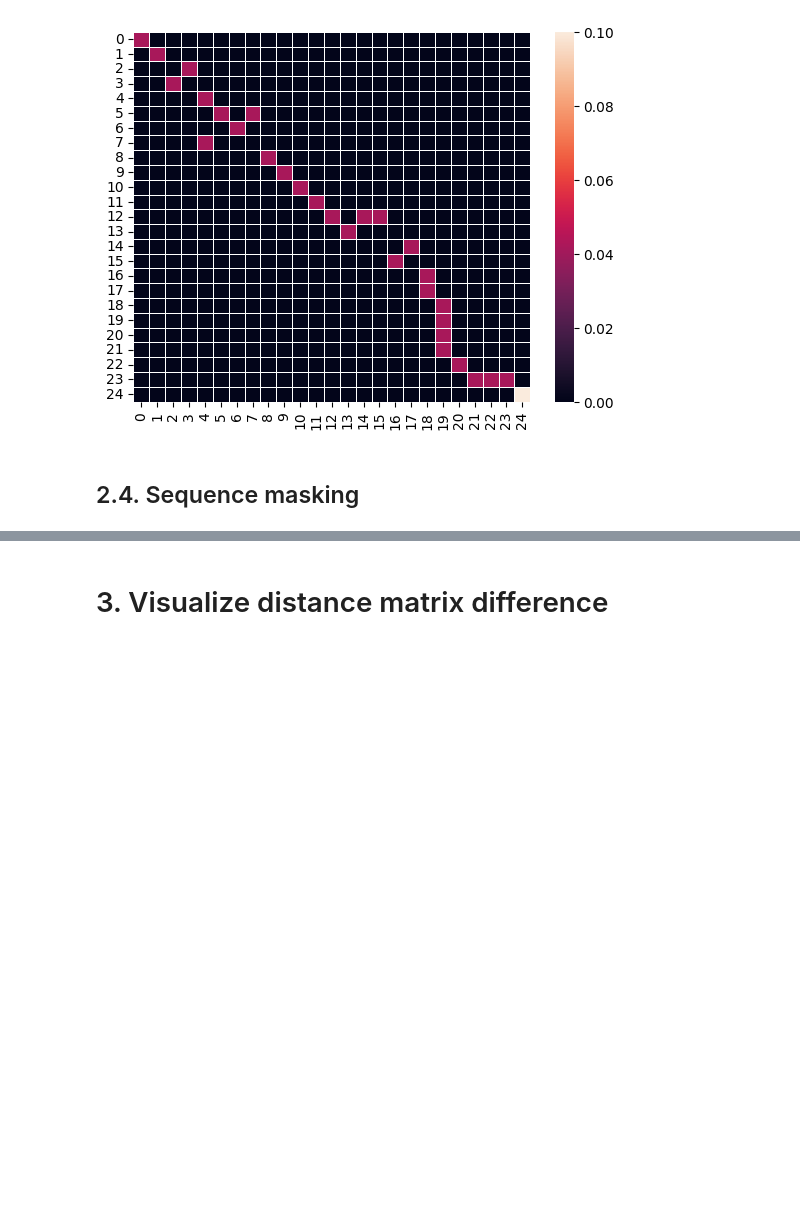
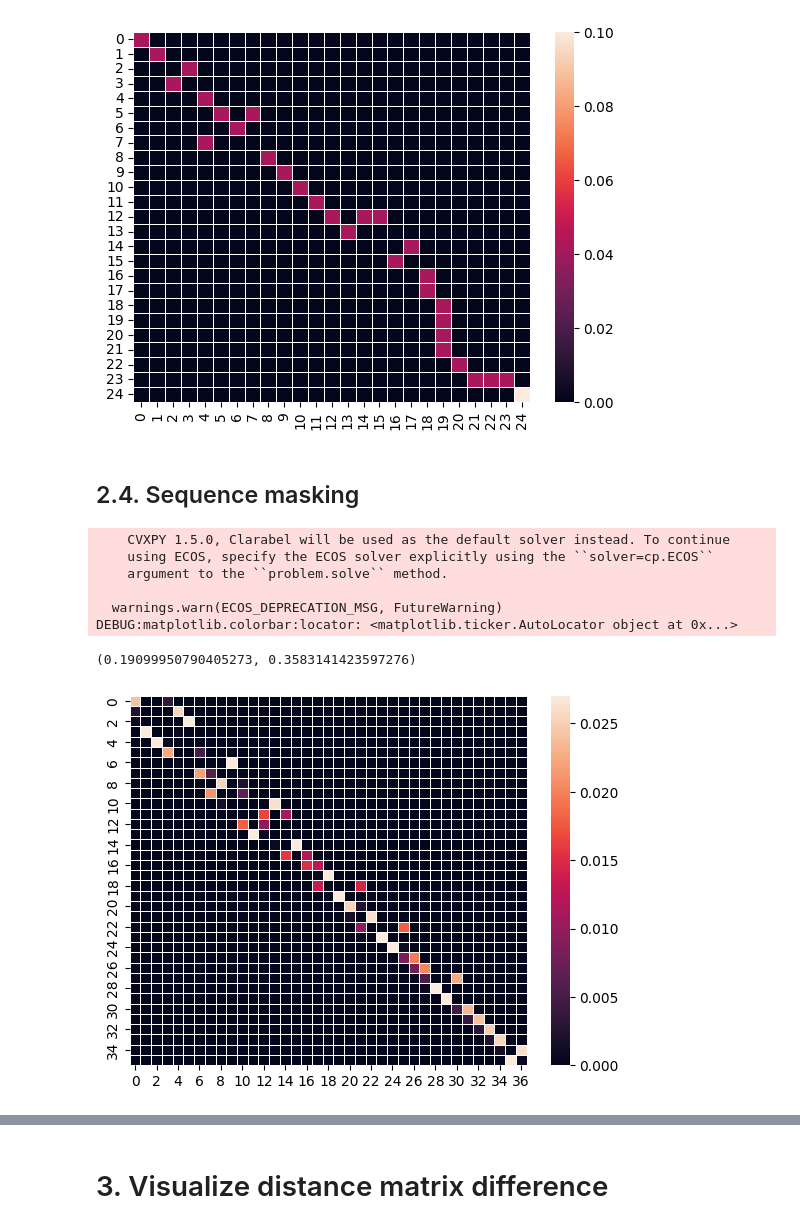
Before and after one commit to hanahhh/WTK-distance, a Jupyter notebook: examples/knn_mask_map_metric_test.ipynb, the cells around one changed output, grey strips where cells are left out. Saved outputs shown, nothing was run; the diff lists cells and outputs as text; code cells hidden in the pictures; blank space fills up the shorter version.

Commit message:
add experiment sequence + normal

```diff
--- a/examples/knn_mask_map_metric_test.ipynb
+++ b/examples/knn_mask_map_metric_test.ipynb
@@ -134,3 +127,20 @@ DEBUG:matplotlib.colorbar:locator: <matplotlib.ticker.AutoLocator object at 0x..
 [figure]
 # %% [markdown]
 ## 2.4. Sequence masking
+# %%
+min_len = min(len(xt_arabic), len(xs_arabic))
+sub_length = int(np.floor(min_len*50/100))
+lamb = 1
+start_time = time.time()
+pi_wtk, cost_wtk = masking_map_sequence_2d(xs_arabic, X_train_arabic[3], plot=True, lamb=3, sub_length=2)
+end_time = time.time()
+end_time - start_time, cost_wtk
+# %% [output]
+    CVXPY 1.5.0, Clarabel will be used as the default solver instead. To continue
+    using ECOS, specify the ECOS solver explicitly using the ``solver=cp.ECOS``
+    argument to the ``problem.solve`` method.
+
+  warnings.warn(ECOS_DEPRECATION_MSG, FutureWarning)
+DEBUG:matplotlib.colorbar:locator: <matplotlib.ticker.AutoLocator object at 0x...>
+(0.19099950790405273, 0.3583141423597276)
+[figure, added]
```
Also changed, not shown: parts of 3 cells of this notebook, 7 other files.
